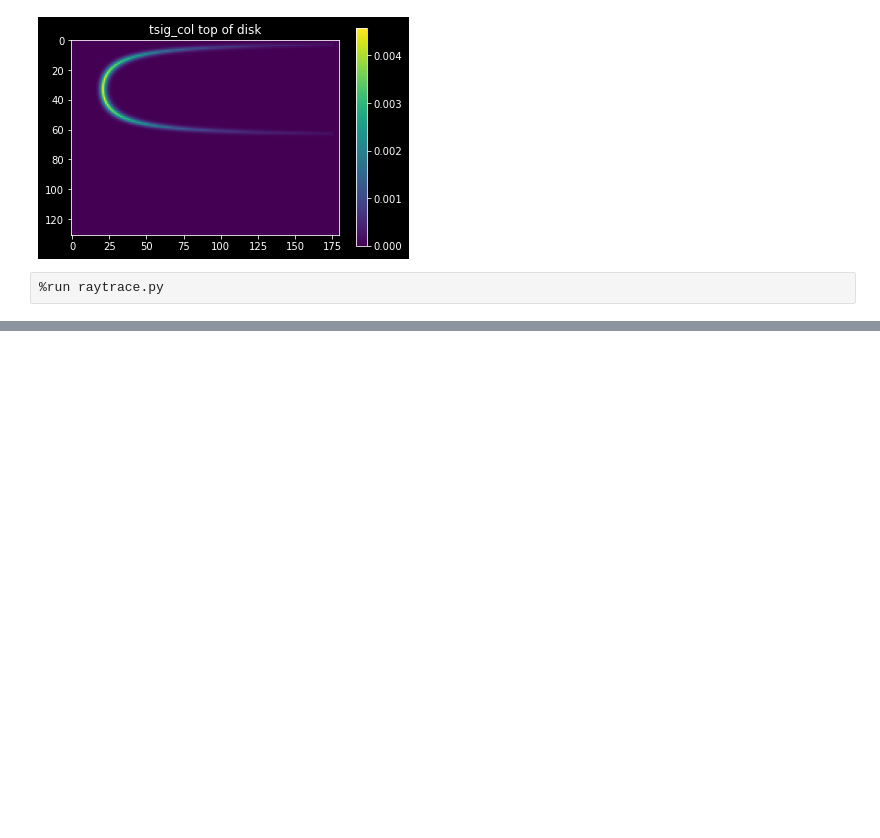
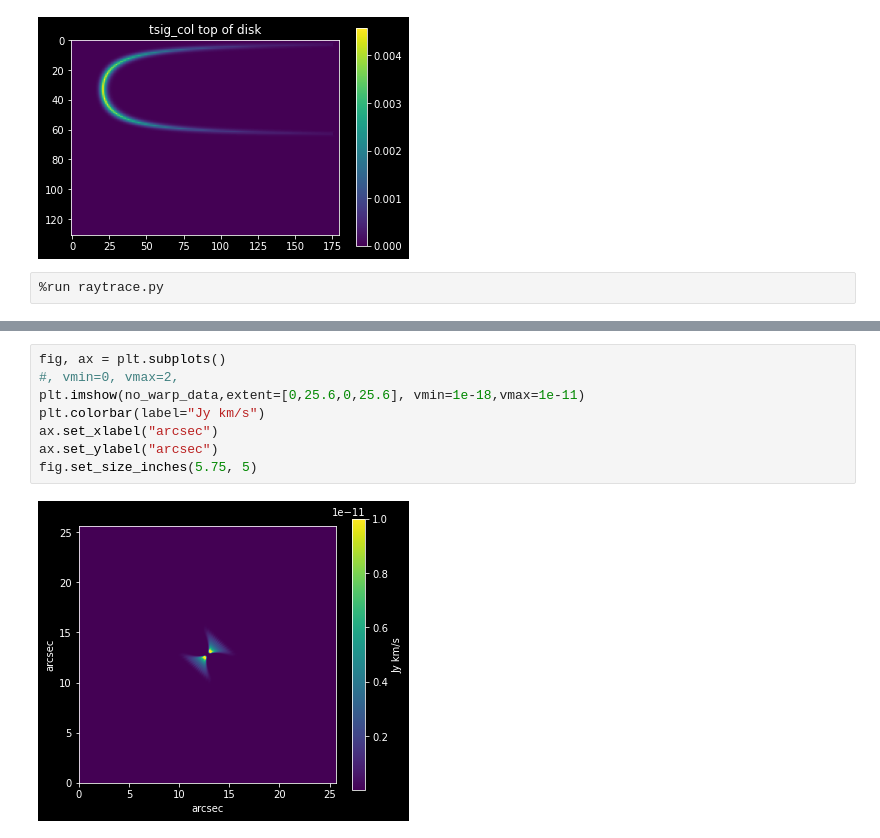
Before and after one commit to theochawla/49ceti_warpmodel, a Jupyter notebook: Warp/warp_edgeon_troubleshoot/runcode.ipynb, the cells around one changed output, grey strips where cells are left out. Cells and saved outputs as stored; diff of their text form; blank space fills up the shorter version.

```diff
--- a/Warp/warp_edgeon_troubleshoot/runcode.ipynb
+++ b/Warp/warp_edgeon_troubleshoot/runcode.ipynb
@@ -119,0 +191,10 @@ hdul.close()
+# %%
+fig, ax = plt.subplots()
+#, vmin=0, vmax=2,
+plt.imshow(no_warp_data,extent=[0,25.6,0,25.6], vmin=1e-18,vmax=1e-11)
+plt.colorbar(label="Jy km/s")
+ax.set_xlabel("arcsec")
+ax.set_ylabel("arcsec")
+fig.set_size_inches(5.75, 5)
+# %% [output]
+[figure, added]
```
Also changed, not shown: parts of 14 cells of this notebook, 1 other file.
